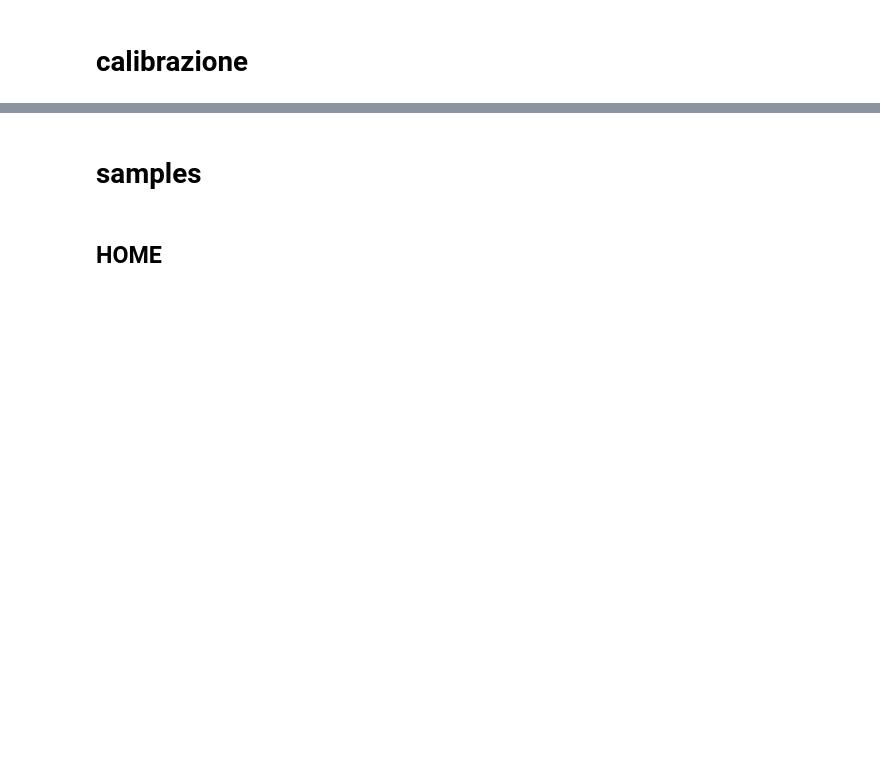
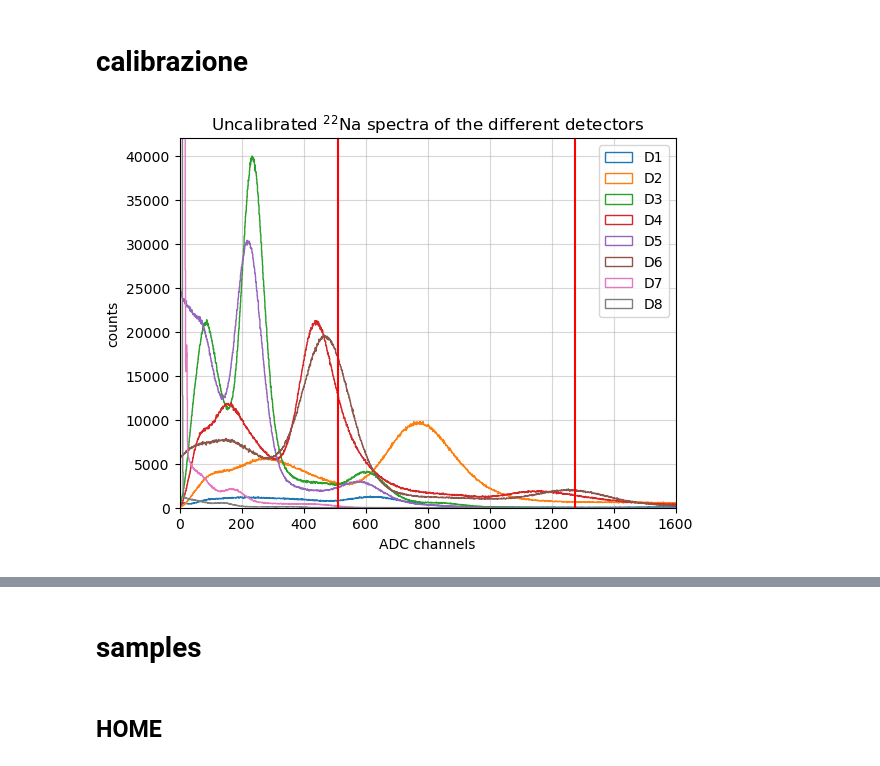
Before and after one commit to b3n3d3tt4/imaging, a Jupyter notebook: analisi.ipynb, the cells around one changed output, grey strips where cells are left out. Cells and saved outputs as stored; diff of their text form; code cells hidden in the pictures; blank space fills up the shorter version.

```diff
--- a/analisi.ipynb
+++ b/analisi.ipynb
@@ -38,24 +40,26 @@ d6 = np.asarray(D6['Data_R;3']['Energy'].array())
 d7 = np.asarray(D7['Data_R;2']['Energy'].array())
 d8 = np.asarray(D8['Data_R;2']['Energy'].array())
 # %%
-# plt.hist(d1, bins=int(d1.max()), histtype='step', label='D1')
-# plt.hist(d2, bins=int(d2.max()), histtype='step', label='D2')
-# plt.hist(d3, bins=int(d3.max()), histtype='step', label='D3')
-# plt.hist(d4, bins=int(d4.max()), histtype='step', label='D4')
-# plt.hist(d5, bins=int(d5.max()), histtype='step', label='D5')
-# plt.hist(d6, bins=int(d6.max()), histtype='step', label='D6')
+plt.hist(d1, bins=int(d1.max()), histtype='step', label='D1')
+plt.hist(d2, bins=int(d2.max()), histtype='step', label='D2')
+plt.hist(d3, bins=int(d3.max()), histtype='step', label='D3')
+plt.hist(d4, bins=int(d4.max()), histtype='step', label='D4')
+plt.hist(d5, bins=int(d5.max()), histtype='step', label='D5')
+plt.hist(d6, bins=int(d6.max()), histtype='step', label='D6')
 plt.hist(d7, bins=int(d7.max()), histtype='step', label='D7')
-# plt.hist(d8, bins=int(d8.max()), histtype='step', label='D8')
-plt.axvline(x=22.5, color='red')
-# plt.axvline(x=50, color='red')
+plt.hist(d8, bins=int(d8.max()), histtype='step', label='D8')
+plt.axvline(x=511, color='red')
+plt.axvline(x=1275, color='red')
 plt.title(r'Uncalibrated $^{22}$Na spectra of the different detectors')
 plt.xlabel('ADC channels')
 plt.ylabel('counts')
-plt.ylim(0, 2000)
-plt.xlim(250, 700)
+plt.ylim(0, 42000)
+plt.xlim(0, 1600)
 plt.grid(alpha=0.5)
 plt.legend()
 plt.show()
+# %% [output]
+[figure, added]
 # %%
 print('D1 \nCompton')
 # d1normCom = bbb.normal(d1, xlabel='ADC channels', ylabel='counts', titolo=r'Fit of the of $^{22}$Na', xmin=500, xmax=750, x1=0, x2=3000, b=int(d1.max()), n=2)
```
Also changed, not shown: parts of 42 cells of this notebook.
